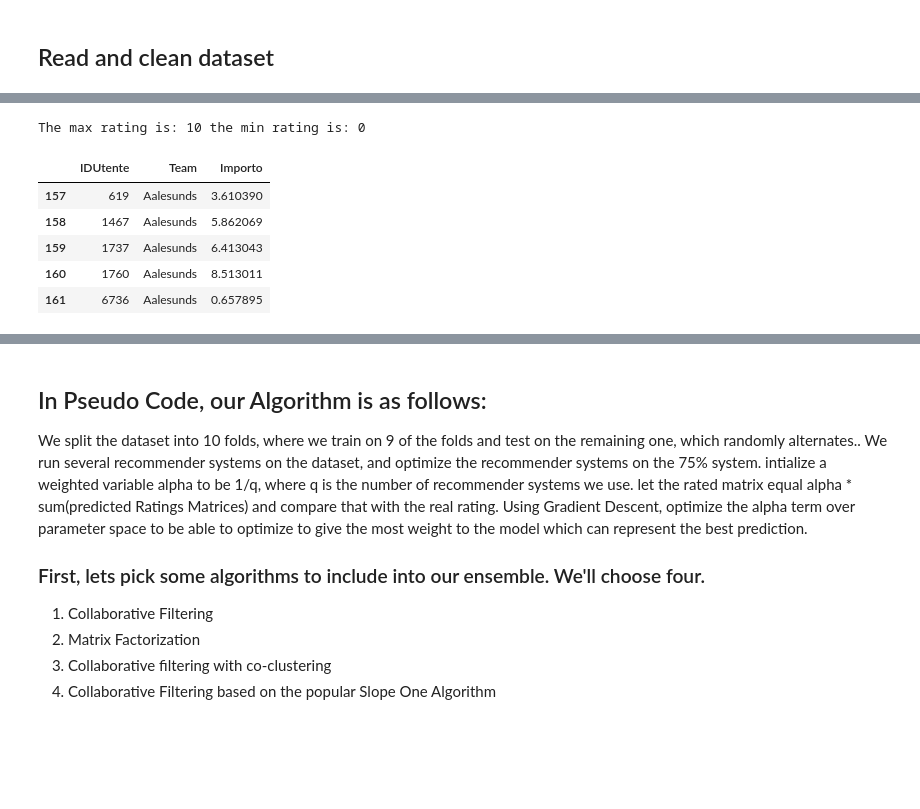
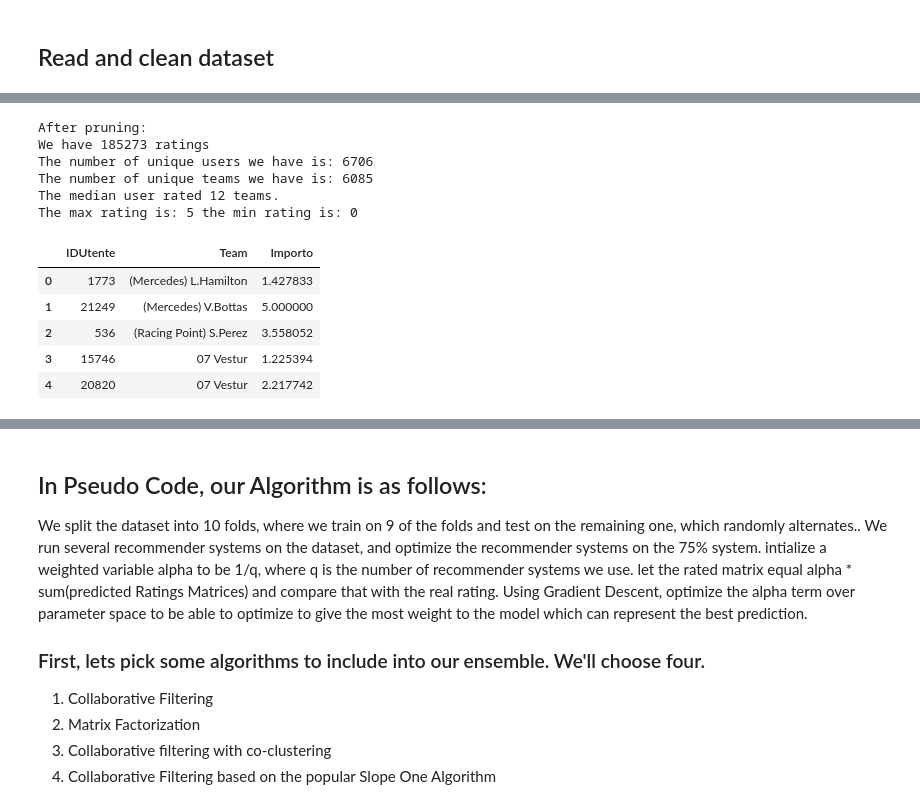
Before and after one commit to Alex-D15/ISAI, a Jupyter notebook: ISAdviser/Collaborative Filtering/Ensemble.ipynb, the cells around one changed output, grey strips where cells are left out. Drawn from its saved outputs; the diff is of its cells as text; code cells hidden in the pictures; blank space fills up the shorter version.

```diff
--- a/ISAdviser/Collaborative Filtering/Ensemble.ipynb
+++ b/ISAdviser/Collaborative Filtering/Ensemble.ipynb
@@ -66,14 +108,24 @@ Average time per user:  0.0028935506458447804 s
-# %%
-print('The max rating is: %d'%df["Importo"].max(),'the min rating is: %d'%df["Importo"].min())
-df.head()
-# %% [output]
-The max rating is: 10 the min rating is: 0
-|  | IDUtente | Team | Importo |
-| 157 | 619 | Aalesunds | 3.610390 |
-| 158 | 1467 | Aalesunds | 5.862069 |
-| 159 | 1737 | Aalesunds | 6.413043 |
-| 160 | 1760 | Aalesunds | 8.513011 |
-| 161 | 6736 | Aalesunds | 0.657895 |
+# %%
+print('After pruning:')
+print('We have',dftot.shape[0], 'ratings')
+print('The number of unique users we have is:', len(dftot["IDUtente"].unique()))
+print('The number of unique teams we have is:', len(dftot["Team"].unique()))
+print('The median user rated %d teams.'%dftot["IDUtente"].value_counts().median())
+print('The max rating is: %d'%dftot["Importo"].max(),'the min rating is: %d'%dftot["Importo"].min())
+dftot.head()
+# %% [output]
+After pruning:
+We have 185273 ratings
+The number of unique users we have is: 6706
+The number of unique teams we have is: 6085
+The median user rated 12 teams.
+The max rating is: 5 the min rating is: 0
+|  | IDUtente | Team | Importo |
+| 0 | 1773 | (Mercedes) L.Hamilton | 1.427833 |
+| 1 | 21249 | (Mercedes) V.Bottas | 5.000000 |
+| 2 | 536 | (Racing Point) S.Perez | 3.558052 |
+| 3 | 15746 | 07 Vestur | 1.225394 |
+| 4 | 20820 | 07 Vestur | 2.217742 |
 # %%
 matrix = df.pivot_table(index='IDUtente', columns='Team', values='Importo')
 matrix
```
Also changed, not shown: parts of 29 cells of this notebook.
